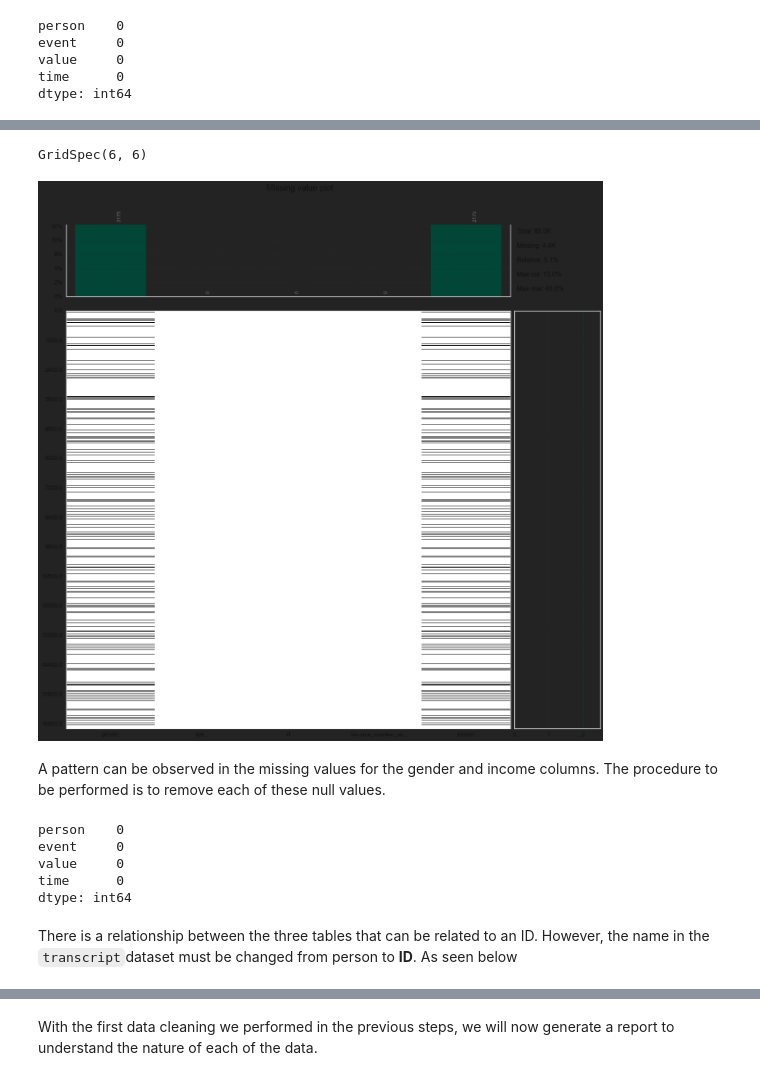
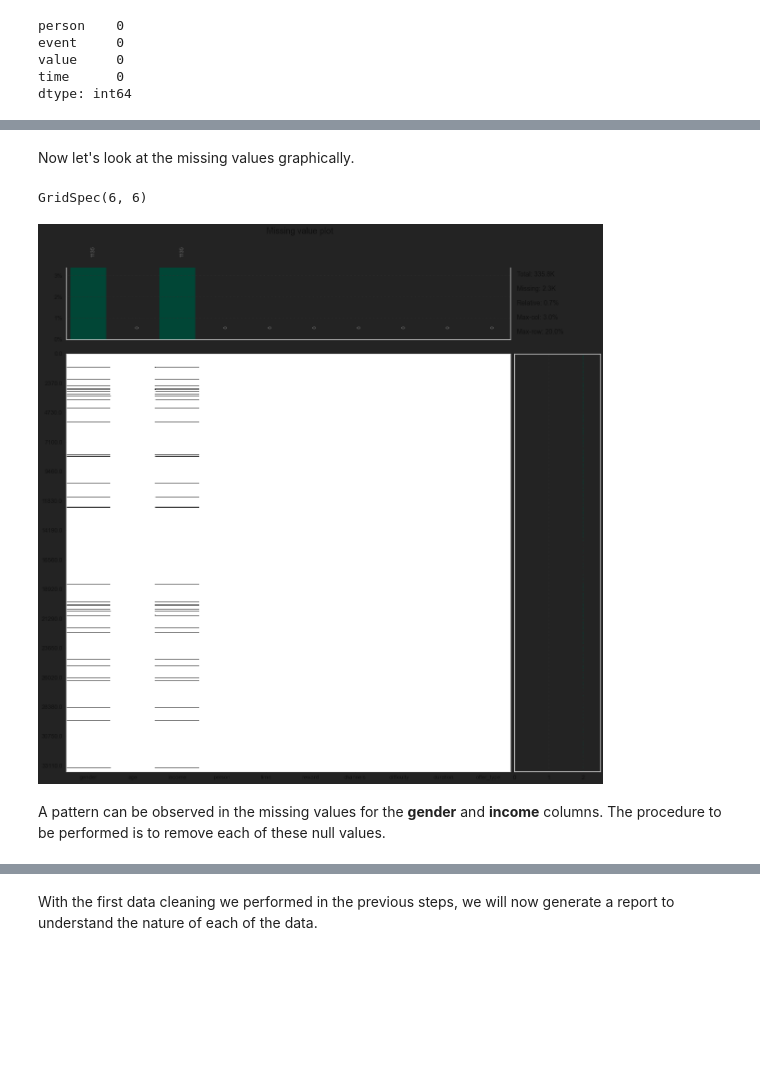
Before and after one commit to cbarros7/ml_engineer_nanodegree, a Jupyter notebook: capstone_project/Starbucks_Capstone_notebook.ipynb, the cells around one changed output, grey strips where cells are left out. Saved outputs shown, nothing was run; the diff lists cells and outputs as text; code cells hidden in the pictures; blank space fills up the shorter version.

Commit message:
Adding function for cleaning and normalize data

```diff
--- a/capstone_project/Starbucks_Capstone_notebook.ipynb
+++ b/capstone_project/Starbucks_Capstone_notebook.ipynb
@@ -115,4 +124,4 @@ portfolio.head(2)
 # %%
 # The channels column is regulated by dividing each of the data
-portfolio = portfolio.explode('channels')
-portfolio.tail(5)
+#portfolio = portfolio.explode('channels')
+#portfolio.tail(5)
@@ -215,19 +153,0 @@ test_function['value'].apply(pd.Series)
-# %%
-# Normalize column
-def drop_missing_values(df, column, target_column):
-    df = df[column].apply(pd.Series)
-
-    df_final = df[[target_column]]
-    df_final = df_final.dropna()
-    df_final = df_final.reset_index()
-
-    return df_final
-
-def merge_dataset(general_dataset, column, target_column):
-    data_normalize = drop_missing_values(general_dataset, column, target_column)
-    general_dataset =  general_dataset.reset_index()
-
-    final_data = pd.merge(general_dataset, data_normalize.reset_index(), on='index', how="inner")
-    final_data.drop(['level_0', 'value'], axis=1, inplace=True)
-
-    return final_data
@@ -550,0 +304,4 @@ Now we will observe the behavior graphically
+# %%
+# Event dataset of completed offers
+offer_completed = merge_dataset(transcript, "value", "offer_id")
+offer_completed.head(5)
@@ -550,0 +315,10 @@ Now we will observe the behavior graphically
+# %%
+# Perform a merge to obtain a dataset of the completed columns along with the profile and portfolio table information.
+final_dataset = pd.merge(profile, offer_completed, how="inner", left_on= "id",  right_on="person").\
+            merge(portfolio, how="inner", left_on= "offer_id",  right_on="id")
+
+columns_df_completed = ['id_x', 'index', 'id_y', 'offer_id', 'became_member_on', 'event']
+
+# Delete columns
+final_dataset.drop(columns_df_completed, axis=1, inplace=True)
+final_dataset.head(5)
@@ -551,8 +352,10 @@ Now we will observe the behavior graphically
+# %% [markdown]
+Now let's look at the missing values graphically.
 # %%
-klib.missingval_plot(profile)
+klib.missingval_plot(final_dataset)
 # %% [output]
 GridSpec(6, 6)
-[figure, old version]
+[figure, new version]
 # %% [markdown]
-A pattern can be observed in the missing values for the gender and income columns. The procedure to be performed is to remove each of these null values.
+A pattern can be observed in the missing values for the **gender** and **income** columns. The procedure to be performed is to remove each of these null values.
 # %%
@@ -560,11 +363,0 @@ transcript.dropna(inplace=True)
-# %%
-# Check again if the dataset transcript contain missing values
-transcript.isnull().sum()
-# %% [output]
-person    0
-event     0
-value     0
-time      0
-dtype: int64
-# %% [markdown]
-There is a relationship between the three tables that can be related to an ID. However, the name in the ``transcript``dataset must be changed from person to **ID**. As seen below
```
Also changed, not shown: parts of 56 cells of this notebook.
